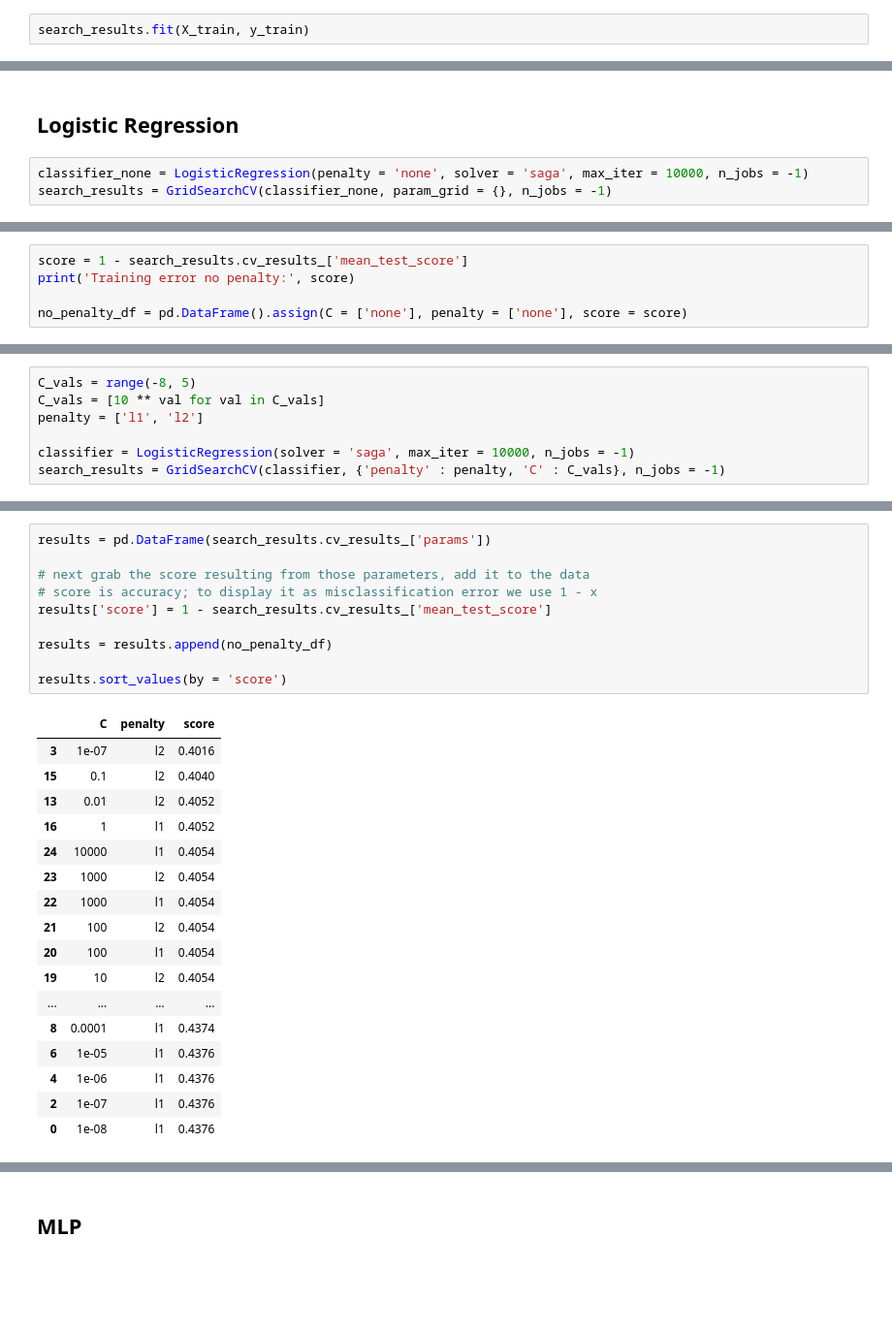
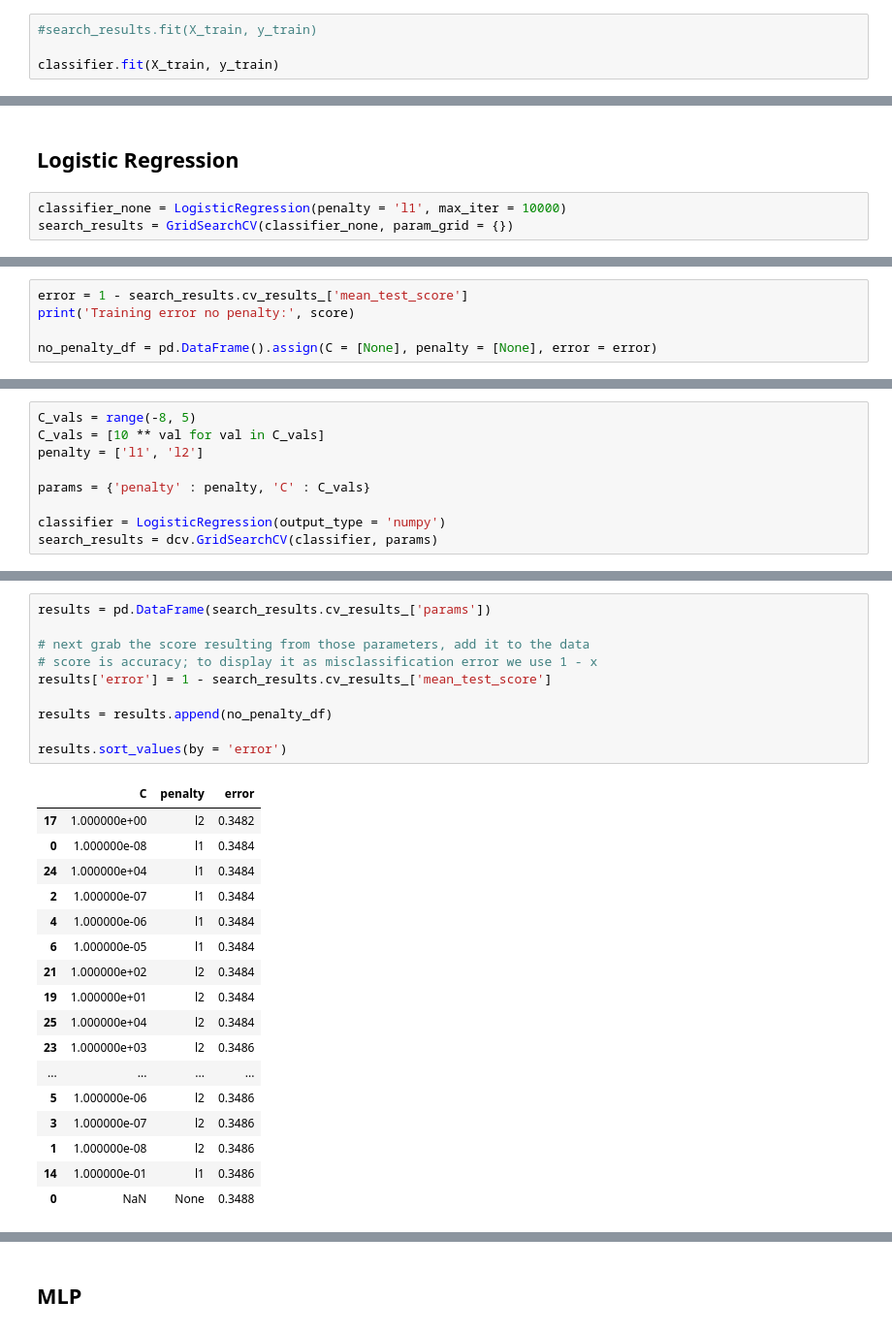
Before and after one commit to jshethbright/ML-Algorithms-Analysis, a Jupyter notebook: Final Project.ipynb, the cells around one changed output, grey strips where cells are left out. Shown: that part at 97% size. Saved outputs shown, nothing was run; the diff lists cells and outputs as text; blank space fills up the shorter version.

```diff
--- a/Final Project.ipynb
+++ b/Final Project.ipynb
@@ -60,3 +82,5 @@ search_results = GridSearchCV(classifier, {'C' : C_list, 'gamma' : gamma_list},
 # %%
-search_results.fit(X_train, y_train)
+#search_results.fit(X_train, y_train)
+
+classifier.fit(X_train, y_train)
 # %% [output]
@@ -99,8 +122,8 @@ Test set error for optimum classifier(C=100.0,gamma=0.07142857142857142): 0.056
 # %% [markdown]
 ## Logistic Regression
 # %%
-classifier_none = LogisticRegression(penalty = 'none', solver = 'saga', max_iter = 10000, n_jobs = -1)
-search_results = GridSearchCV(classifier_none, param_grid = {}, n_jobs = -1)
+classifier_none = LogisticRegression(penalty = 'l1', max_iter = 10000)
+search_results = GridSearchCV(classifier_none, param_grid = {})
 # %%
 search_results.fit(X_train, y_train)
 # %% [output]
@@ -109,7 +131,7 @@ GridSearchCV(estimator=LogisticRegression(max_iter=10000, n_jobs=-1,
              param_grid={})
 # %%
-score = 1 - search_results.cv_results_['mean_test_score']
+error = 1 - search_results.cv_results_['mean_test_score']
 print('Training error no penalty:', score)
 
-no_penalty_df = pd.DataFrame().assign(C = ['none'], penalty = ['none'], score = score)
+no_penalty_df = pd.DataFrame().assign(C = [None], penalty = [None], error = error)
 # %% [output]
@@ -119,8 +141,10 @@ C_vals = range(-8, 5)
 C_vals = [10 ** val for val in C_vals]
 penalty = ['l1', 'l2']
 
-classifier = LogisticRegression(solver = 'saga', max_iter = 10000, n_jobs = -1)
-search_results = GridSearchCV(classifier, {'penalty' : penalty, 'C' : C_vals}, n_jobs = -1)
+params = {'penalty' : penalty, 'C' : C_vals}
+
+classifier = LogisticRegression(output_type = 'numpy')
+search_results = dcv.GridSearchCV(classifier, params)
 # %%
 search_results.fit(X_train, y_train)
 # %% [output]
@@ -133,31 +155,31 @@ GridSearchCV(estimator=LogisticRegression(max_iter=10000, n_jobs=8,
 # %%
 results = pd.DataFrame(search_results.cv_results_['params'])
 
 # next grab the score resulting from those parameters, add it to the data
 # score is accuracy; to display it as misclassification error we use 1 - x
-results['score'] = 1 - search_results.cv_results_['mean_test_score']
+results['error'] = 1 - search_results.cv_results_['mean_test_score']
 
 results = results.append(no_penalty_df)
 
-results.sort_values(by = 'score')
+results.sort_values(by = 'error')
 # %% [output]
-|  | C | penalty | score |
-| 3 | 1e-07 | l2 | 0.4016 |
-| 15 | 0.1 | l2 | 0.4040 |
-| 13 | 0.01 | l2 | 0.4052 |
-| 16 | 1 | l1 | 0.4052 |
-| 24 | 10000 | l1 | 0.4054 |
-| 23 | 1000 | l2 | 0.4054 |
-| 22 | 1000 | l1 | 0.4054 |
-| 21 | 100 | l2 | 0.4054 |
-| 20 | 100 | l1 | 0.4054 |
-| 19 | 10 | l2 | 0.4054 |
+|  | C | penalty | error |
+| 17 | 1.000000e+00 | l2 | 0.3482 |
+| 0 | 1.000000e-08 | l1 | 0.3484 |
+| 24 | 1.000000e+04 | l1 | 0.3484 |
+| 2 | 1.000000e-07 | l1 | 0.3484 |
+| 4 | 1.000000e-06 | l1 | 0.3484 |
+| 6 | 1.000000e-05 | l1 | 0.3484 |
+| 21 | 1.000000e+02 | l2 | 0.3484 |
+| 19 | 1.000000e+01 | l2 | 0.3484 |
+| 25 | 1.000000e+04 | l2 | 0.3484 |
+| 23 | 1.000000e+03 | l2 | 0.3486 |
 | ... | ... | ... | ... |
-| 8 | 0.0001 | l1 | 0.4374 |
-| 6 | 1e-05 | l1 | 0.4376 |
-| 4 | 1e-06 | l1 | 0.4376 |
-| 2 | 1e-07 | l1 | 0.4376 |
-| 0 | 1e-08 | l1 | 0.4376 |
+| 5 | 1.000000e-06 | l2 | 0.3486 |
+| 3 | 1.000000e-07 | l2 | 0.3486 |
+| 1 | 1.000000e-08 | l2 | 0.3486 |
+| 14 | 1.000000e-01 | l1 | 0.3486 |
+| 0 | NaN | None | 0.3488 |
 # %%
 opt_classifier = search_results.best_estimator_
 
```
Also changed, not shown: parts of 25 cells of this notebook.
